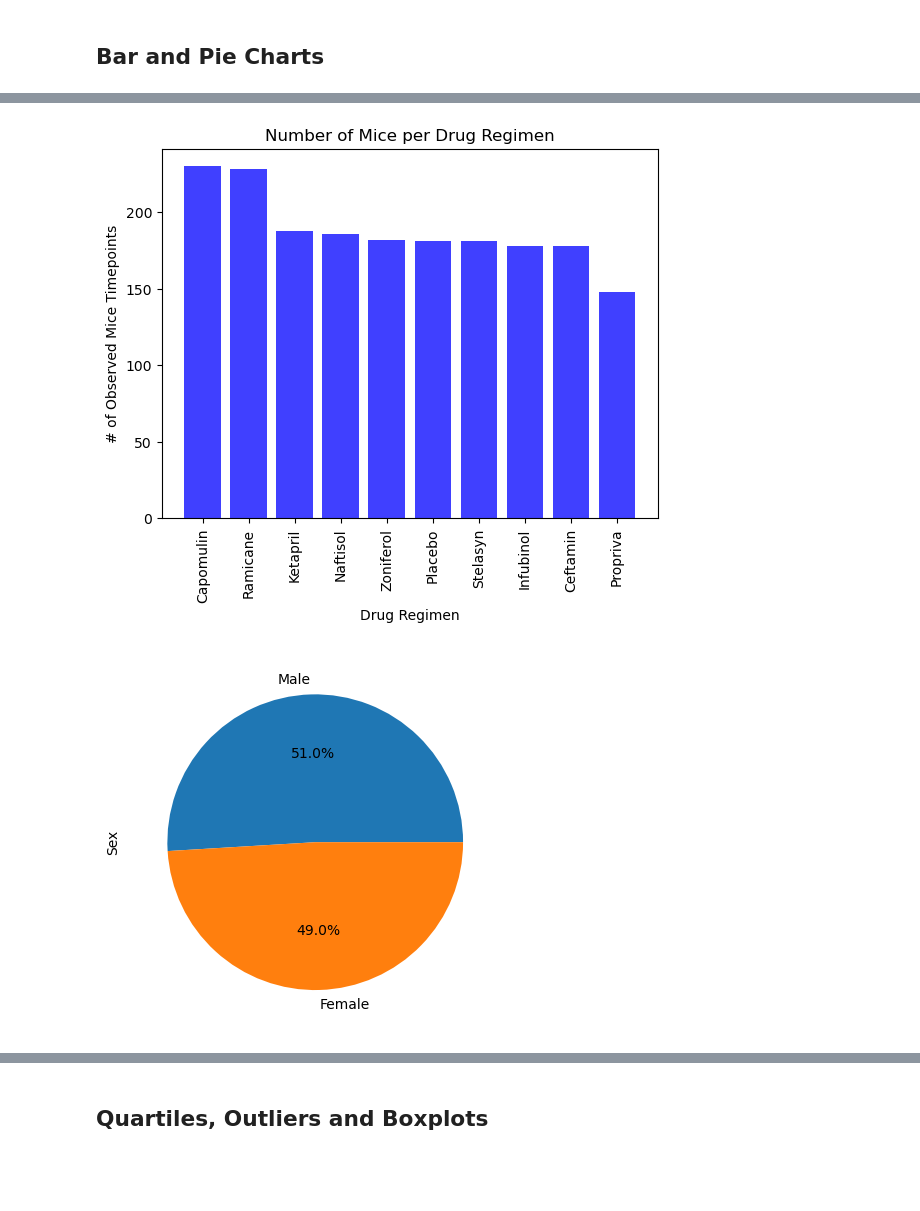
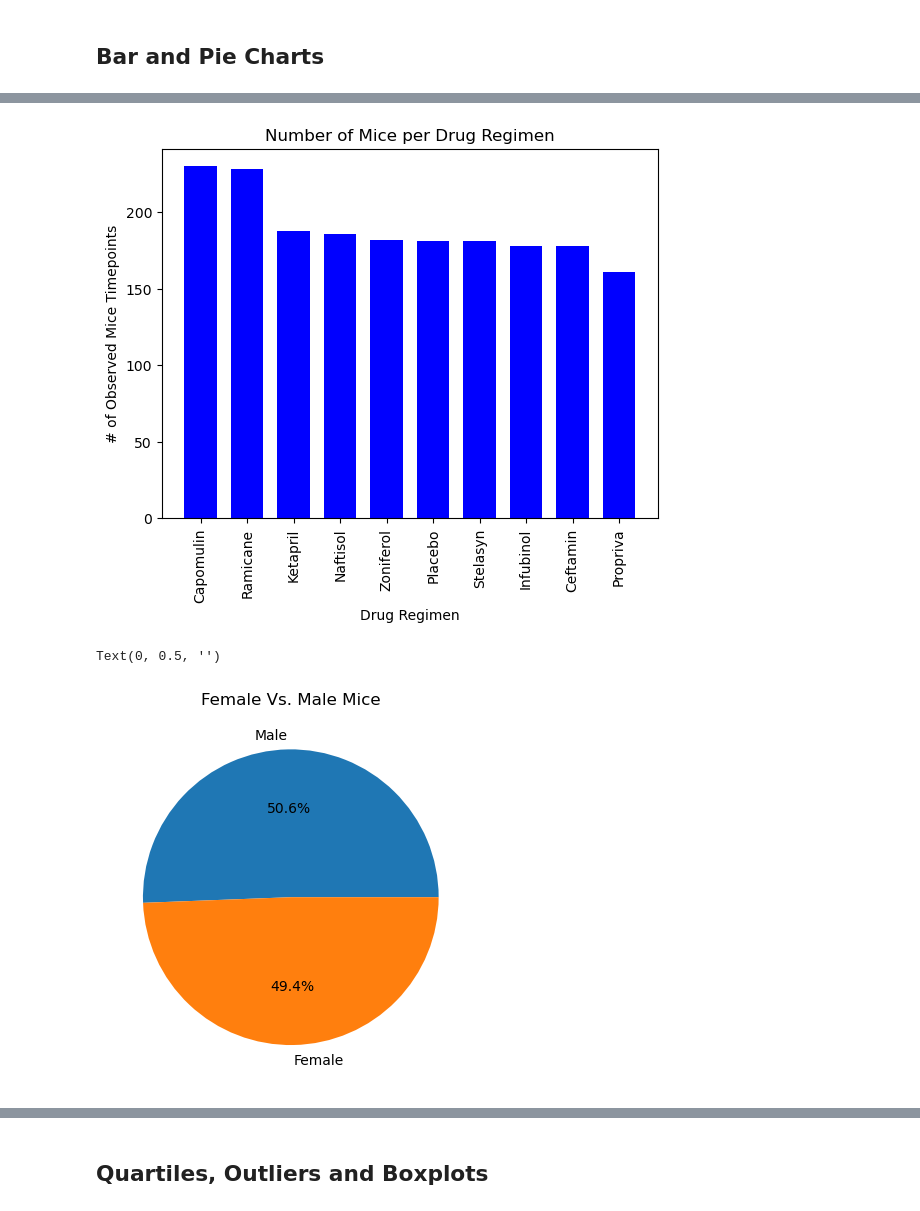
Before and after one commit to Geysha07/Pymaceuticals, a Jupyter notebook: Starter_Code/Pymaceuticals/pymaceuticals_starter.ipynb, the cells around one changed output, grey strips where cells are left out. Drawn from its saved outputs; the diff is of its cells as text; code cells hidden in the pictures; blank space fills up the shorter version.

Commit message:
added code for pie charts

```diff
--- a/Starter_Code/Pymaceuticals/pymaceuticals_starter.ipynb
+++ b/Starter_Code/Pymaceuticals/pymaceuticals_starter.ipynb
@@ -183,21 +183,23 @@ Text(0.5, 1.0, 'Number of Mice per Drug Regimen')
 # %%
 # Generate a bar plot showing the total number of rows (Mouse ID/Timepoints) for each drug regimen using pyplot.
-x_axis = actual_number_of_mice.index.values
-y_axis = actual_number_of_mice.values
-
-plt.bar(x_axis, y_axis, color = "blue", alpha = 0.75, align = "center")
-
+mice_per_drug_regimen = cleaned_study_results["Drug Regimen"].value_counts()
+x_axis=np.arange(len(mice_per_drug_regimen))
+plt.bar(x_axis, mice_per_drug_regimen, width = 0.7, color = "blue", align = "center")
+tick_locations= [value for value in x_axis]
+plt.xticks(tick_locations, mice_per_drug_regimen.index.values)
+plt.xticks(rotation = "vertical")
 plt.title("Number of Mice per Drug Regimen")
 plt.xlabel("Drug Regimen")
 plt.ylabel("# of Observed Mice Timepoints")
-plt.xticks(rotation = "vertical")
-
 plt.show()
 # %% [output]
-[figure, old version]
+[figure, new version]
 # %%
 # Generate a pie plot showing the distribution of female versus male mice using Pandas
+actual_number_of_mice = cleaned_study_results["Sex"].value_counts().plot.pie(autopct = "%1.1f%%", title = "Female Vs. Male Mice")
+actual_number_of_mice.set_ylabel('')
 # %% [output]
+Text(0, 0.5, '')
-[figure, old version]
+[figure, new version]
 # %%
 # Generate a pie plot showing the distribution of female versus male mice using pyplot
```
Also changed, not shown: parts of 13 cells of this notebook.
